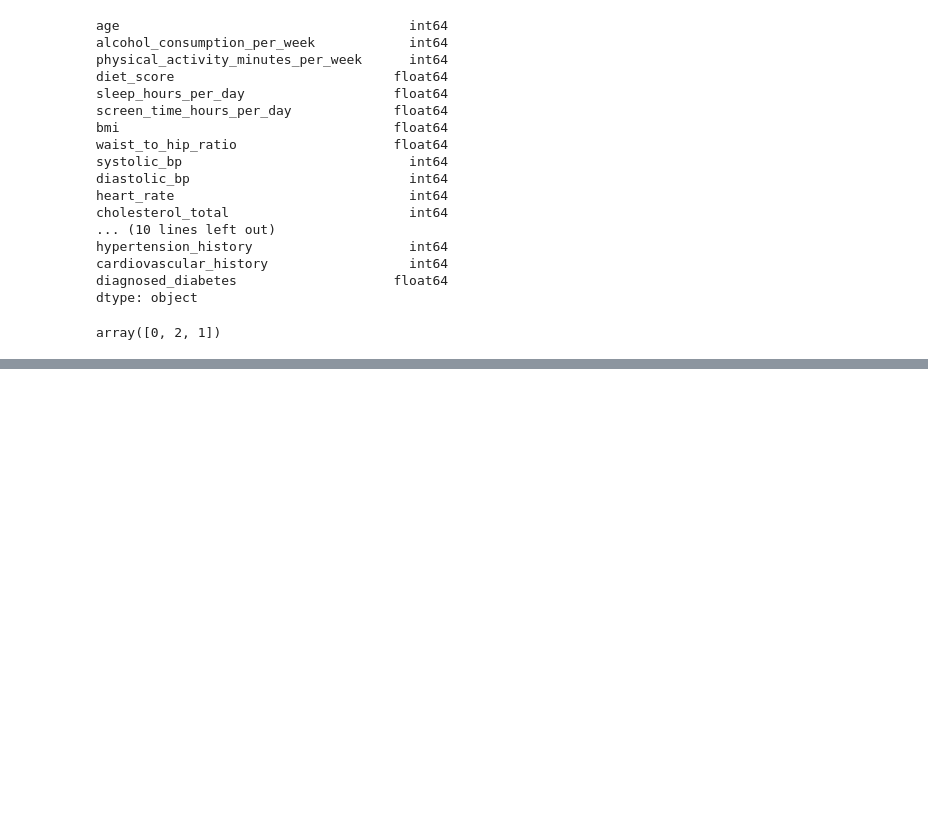
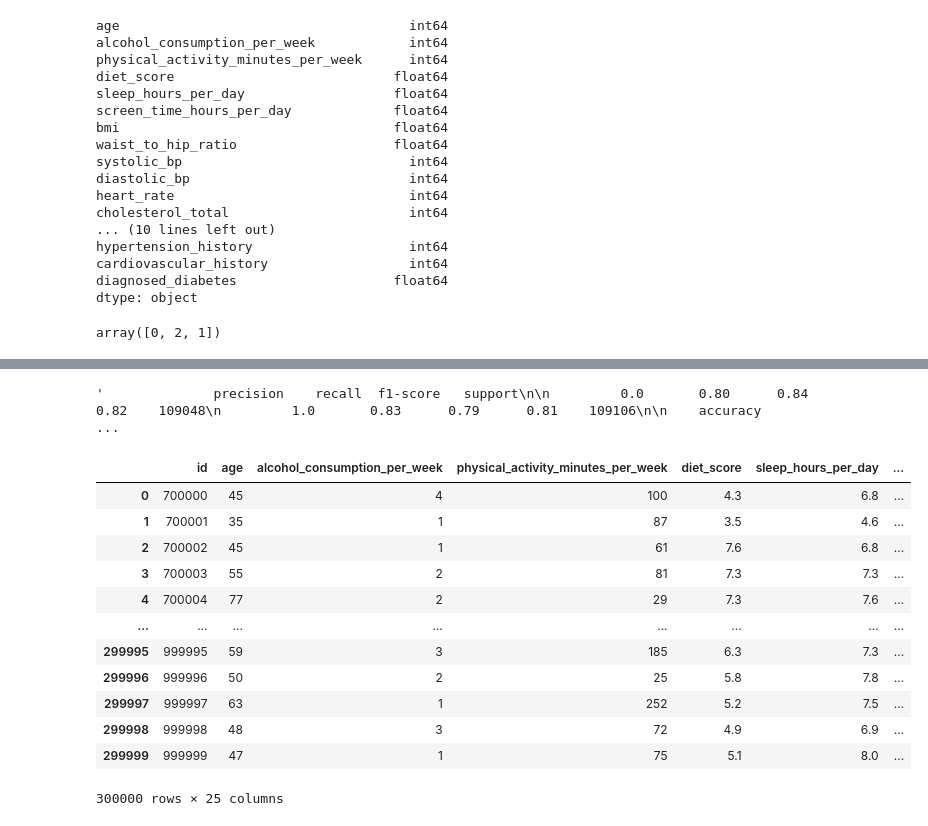
Before and after one commit to Namith31/Diabetes-Prediction, a Jupyter notebook: main.ipynb, the cells around one changed output, grey strips where cells are left out. Cells and saved outputs as stored; diff of their text form; code cells hidden in the pictures; blank space fills up the shorter version.

Commit message:
find accuracy

```diff
--- a/main.ipynb
+++ b/main.ipynb
@@ -240,0 +286,21 @@ array([0, 2, 1])
+# %%
+classification_report(y_test,pred_y)
+# %% [output]
+'              precision    recall  f1-score   support\n\n         0.0       0.80      0.84      0.82    109048\n         1.0       0.83      0.79      0.81    109106\n\n    accuracy                   ...
+# %%
+test_data =pd.read_csv('/workspaces/Diabetes-Prediction/data/test.csv')
+test_data
+# %% [output]
+|  | id | age | alcohol_consumption_per_week | physical_activity_minutes_per_week | diet_score | sleep_hours_per_day | ... |
+| 0 | 700000 | 45 | 4 | 100 | 4.3 | 6.8 | ... |
+| 1 | 700001 | 35 | 1 | 87 | 3.5 | 4.6 | ... |
+| 2 | 700002 | 45 | 1 | 61 | 7.6 | 6.8 | ... |
+| 3 | 700003 | 55 | 2 | 81 | 7.3 | 7.3 | ... |
+| 4 | 700004 | 77 | 2 | 29 | 7.3 | 7.6 | ... |
+| ... | ... | ... | ... | ... | ... | ... | ... |
+| 299995 | 999995 | 59 | 3 | 185 | 6.3 | 7.3 | ... |
+| 299996 | 999996 | 50 | 2 | 25 | 5.8 | 7.8 | ... |
+| 299997 | 999997 | 63 | 1 | 252 | 5.2 | 7.5 | ... |
+| 299998 | 999998 | 48 | 3 | 72 | 4.9 | 6.9 | ... |
+| 299999 | 999999 | 47 | 1 | 75 | 5.1 | 8.0 | ... |
+300000 rows × 25 columns
```
Also changed, not shown: parts of 21 cells of this notebook, 1 other file.
